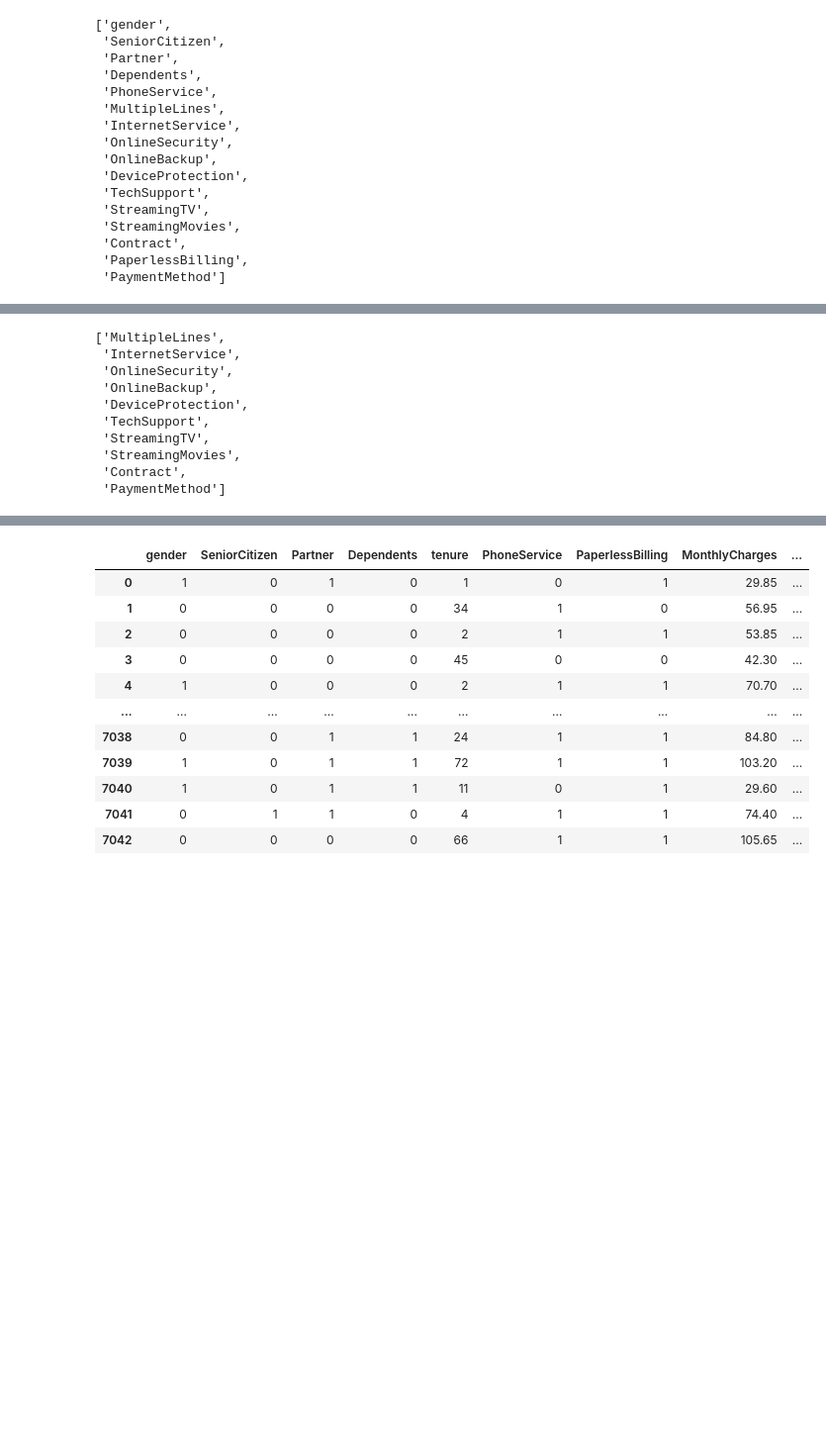
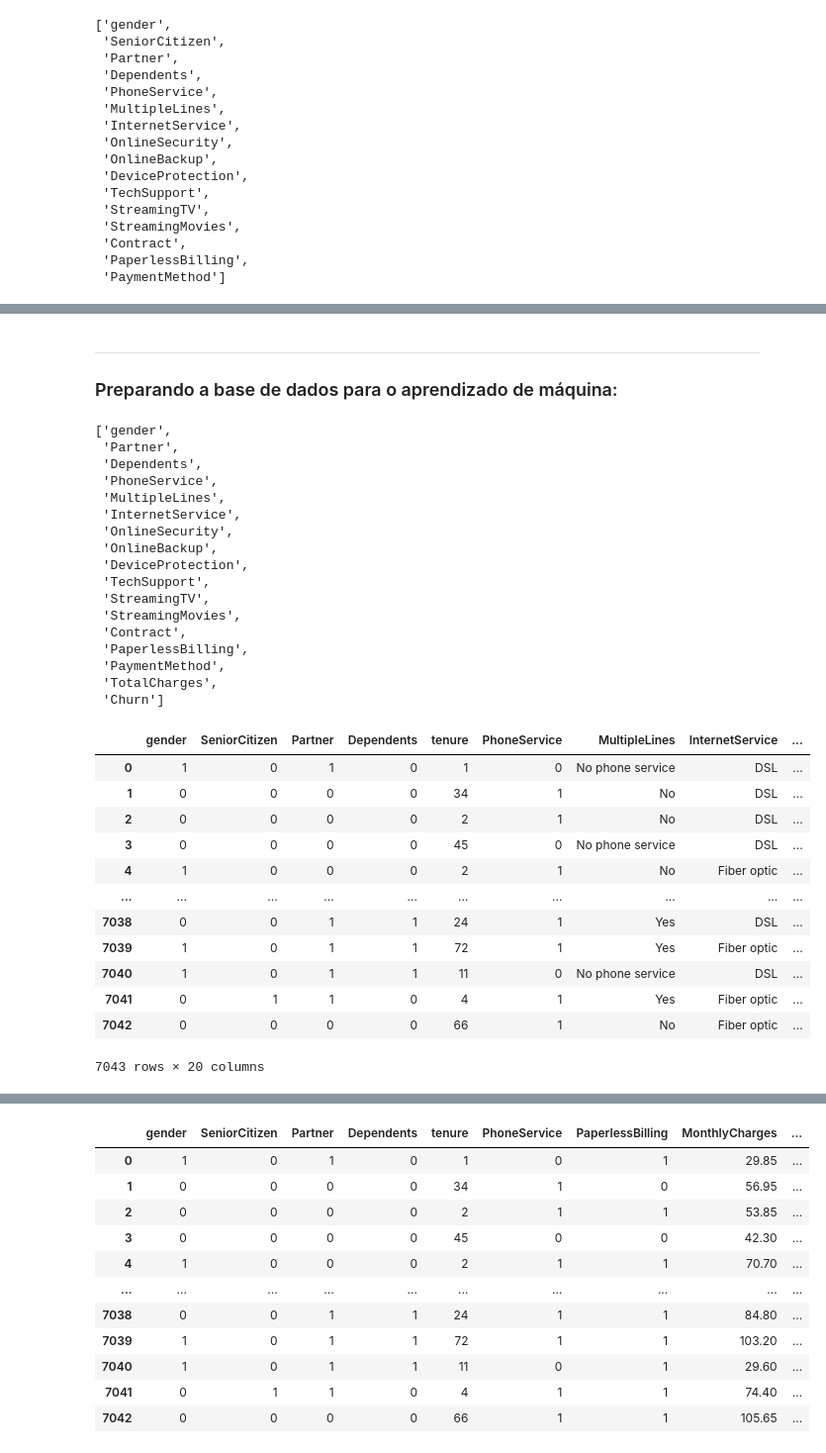
Before and after one commit to PablGb/Data_science-Telco_Customer_churn, a Jupyter notebook: Classification.ipynb, the cells around one changed output, grey strips where cells are left out. Shown at 99% size. Cells and saved outputs as stored; diff of their text form; code cells hidden in the pictures; blank space fills up the shorter version.

```diff
--- a/Classification.ipynb
+++ b/Classification.ipynb
@@ -401,13 +446,23 @@ gl = 3
+# %% [markdown]
+---
+
+### Preparando a base de dados para o aprendizado de máquina:
 # %%
+dados = dados.drop('customerID', axis = 1)
+
 col_obj = []
 
-for col in list(ddos.columns):
-    if ddos[col].dtype == 'object':
+for col in list(dados.columns):
+    if dados[col].dtype == 'object':
         col_obj.append(col)
 
 col_obj
 # %% [output]
-['MultipleLines',
+['gender',
+ 'Partner',
+ 'Dependents',
+ 'PhoneService',
+ 'MultipleLines',
  'InternetService',
  'OnlineSecurity',
  'OnlineBackup',
@@ -416,12 +471,29 @@ col_obj
  'StreamingTV',
  'StreamingMovies',
  'Contract',
- 'PaymentMethod']
+ 'PaperlessBilling',
+ 'PaymentMethod',
+ 'TotalCharges',
+ 'Churn']
 # %%
-for coluna in list(ddos.columns):
-    if ddos[coluna].dtype == 'object' and len(ddos[coluna].unique()) == 2:
-        ddos[coluna] = ddos[coluna].replace({'No': 0, 'Yes': 1}).infer_objects(copy=False)
+for coluna in list(dados.columns):
+    if dados[coluna].dtype == 'object' and len(dados[coluna].unique()) == 2:
+        dados[coluna] = dados[coluna].replace({'No': 0, 'Yes': 1}).infer_objects(copy=False)
 
-ddos['gender'] = ddos['gender'].map({'Male': 0, 'Female': 1})
+dados['gender'] = dados['gender'].map({'Male': 0, 'Female': 1})
 
-ddos
+dados
+# %% [output]
+|  | gender | SeniorCitizen | Partner | Dependents | tenure | PhoneService | MultipleLines | InternetService | ... |
+| 0 | 1 | 0 | 1 | 0 | 1 | 0 | No phone service | DSL | ... |
+| 1 | 0 | 0 | 0 | 0 | 34 | 1 | No | DSL | ... |
+| 2 | 0 | 0 | 0 | 0 | 2 | 1 | No | DSL | ... |
+| 3 | 0 | 0 | 0 | 0 | 45 | 0 | No phone service | DSL | ... |
+| 4 | 1 | 0 | 0 | 0 | 2 | 1 | No | Fiber optic | ... |
+| ... | ... | ... | ... | ... | ... | ... | ... | ... | ... |
+| 7038 | 0 | 0 | 1 | 1 | 24 | 1 | Yes | DSL | ... |
+| 7039 | 1 | 0 | 1 | 1 | 72 | 1 | Yes | Fiber optic | ... |
+| 7040 | 1 | 0 | 1 | 1 | 11 | 0 | No phone service | DSL | ... |
+| 7041 | 0 | 1 | 1 | 0 | 4 | 1 | Yes | Fiber optic | ... |
+| 7042 | 0 | 0 | 0 | 0 | 66 | 1 | No | Fiber optic | ... |
+7043 rows × 20 columns
```
Also changed, not shown: parts of 19 cells of this notebook.
